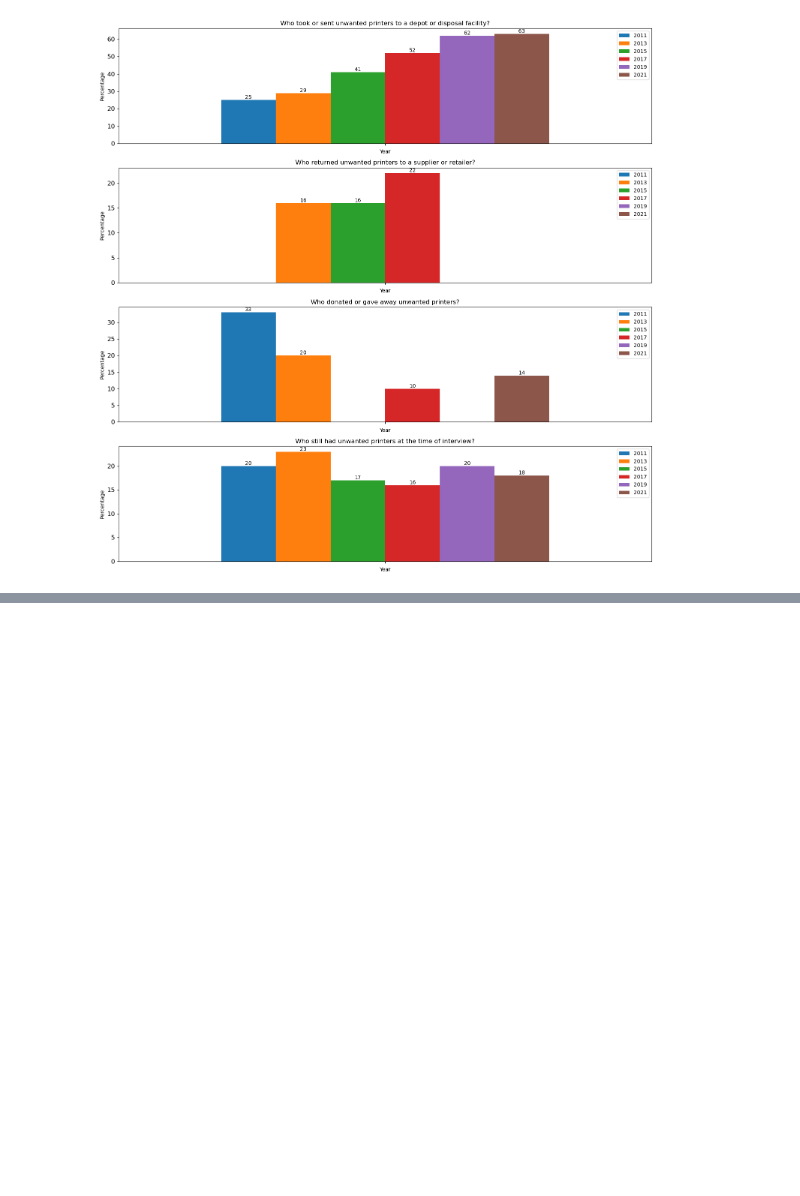
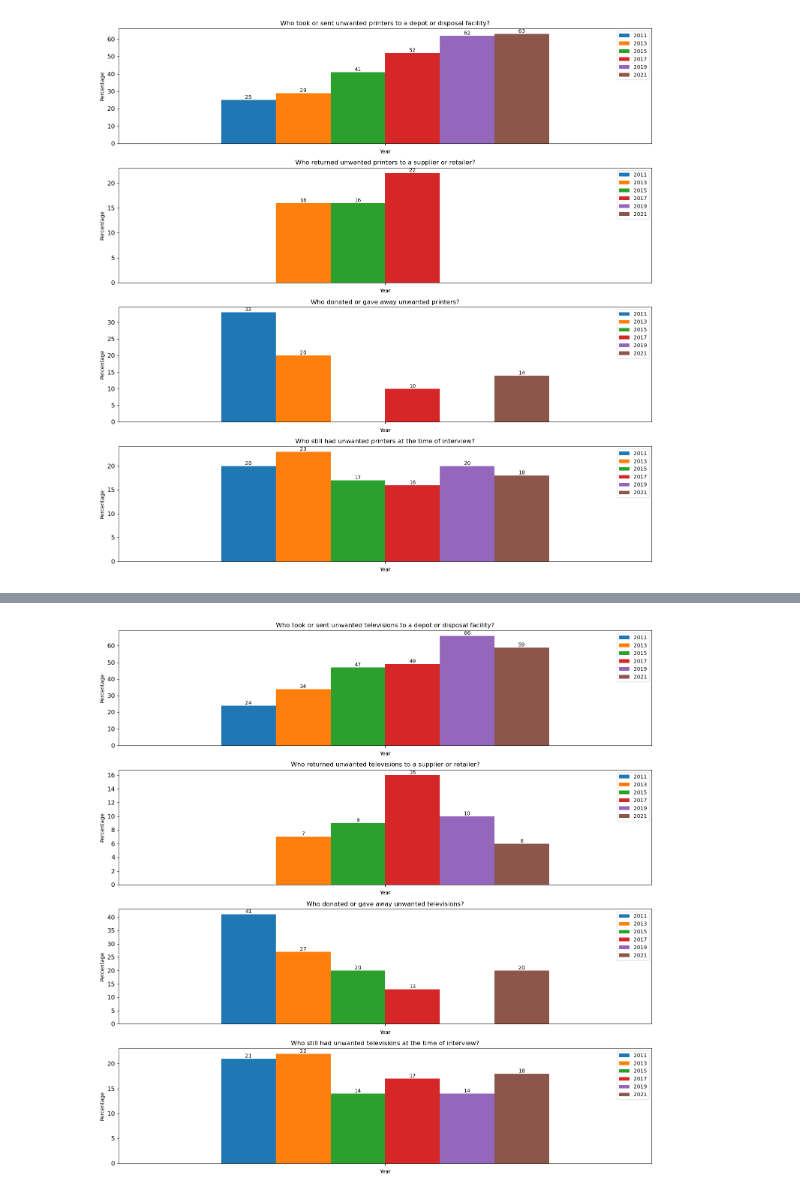
Before and after one commit to BlackSound1/SUST601-Project, a Jupyter notebook: e-waste_notebook.ipynb, the cells around one changed output, grey strips where cells are left out. Drawn from its saved outputs; the diff is of its cells as text; code cells hidden in the pictures; blank space fills up the shorter version.

```diff
--- a/e-waste_notebook.ipynb
+++ b/e-waste_notebook.ipynb
@@ -238,0 +276,51 @@ plt.show()
+# %%
+# Create subplots for Plots 2 to 5
+fig2, (ax2, ax3, ax4, ax5) = plt.subplots(4, 1, figsize=(15, 15))
+
+# Plot 2: Bar graph for Montrealers who took or sent unwanted televisions to a depot or disposal facility
+took_or_sent = televisions[televisions['field'].str.contains('drop-off centre')].iloc[:, 1:]
+took_or_sent.plot(kind='bar', ax=ax2, width=0.8, fontsize=12)
+ax2.set_xticklabels('')
+ax2.set_xlabel('Year')
+ax2.set_ylabel('Percentage')
+ax2.set_title('Who took or sent unwanted televisions to a depot or disposal facility?')
+add_bar_labels(ax2)
+
+# Plot 3: Bar graph for Montrealers who returned unwanted televisions to a supplier or retailer
+televisions_returned = televisions[televisions['field'].str.contains('Returned unwanted')].iloc[:, 1:]
+televisions_returned.plot(kind='bar', ax=ax3, width=0.8, fontsize=12)
+ax3.set_xticklabels('')
+ax3.set_xlabel('Year')
+ax3.set_ylabel('Percentage')
+ax3.set_title('Who returned unwanted televisions to a supplier or retailer?')
+add_bar_labels(ax3)
+
+# Plot 4: Bar graph for Montrealers who donated or gave away unwanted televisions
+televisions_donated = televisions[televisions['field'].str.contains('Donated or gave away')].iloc[:, 1:]
+televisions_donated.plot(kind='bar', ax=ax4, width=0.8, fontsize=12)
+ax4.set_xticklabels('')
+ax4.set_xlabel('Year')
+ax4.set_ylabel('Percentage')
+ax4.set_title('Who donated or gave away unwanted televisions?')
+add_bar_labels(ax4)
+
+# Plot 5: Bar graph for Montrealers who still had unwanted televisions at the time of interview
+televisions_still = televisions[televisions['field'].str.contains('Still had unwanted')].iloc[:, 1:]
+televisions_still.plot(kind='bar', ax=ax5, width=0.8, fontsize=12)
+ax5.set_xticklabels('')
+ax5.set_xlabel('Year')
+ax5.set_ylabel('Percentage')
+ax5.set_title('Who still had unwanted televisions at the time of interview?')
+add_bar_labels(ax5)
+
+# Adjust the layout and spacing
+plt.tight_layout()
+
+# Combine the two sets of subplots into a single plot
+plt.subplot(411)
+plt.show()
+
+# Save the combined plot
+fig2.savefig('images/televisions_combined_plot.png')
+# %% [output]
+[figure, added]
```
Also changed, not shown: parts of 27 cells of this notebook, 13 other files.
